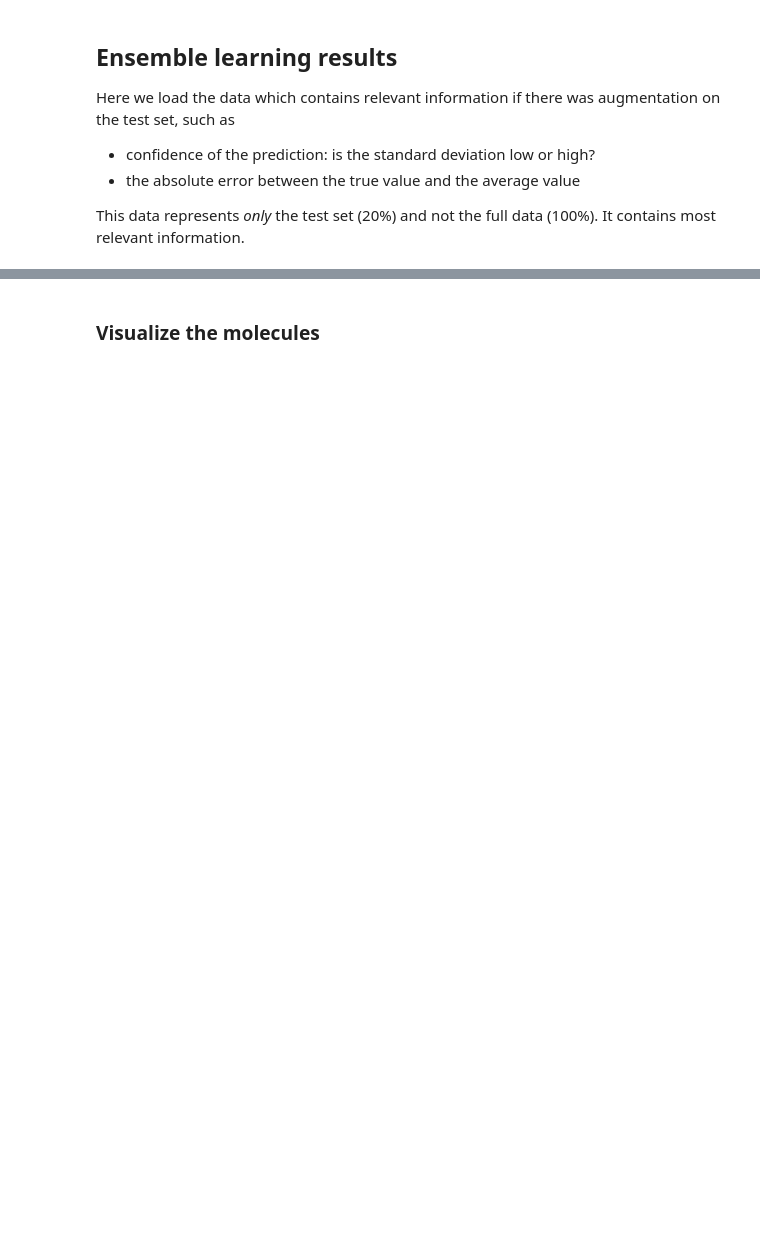
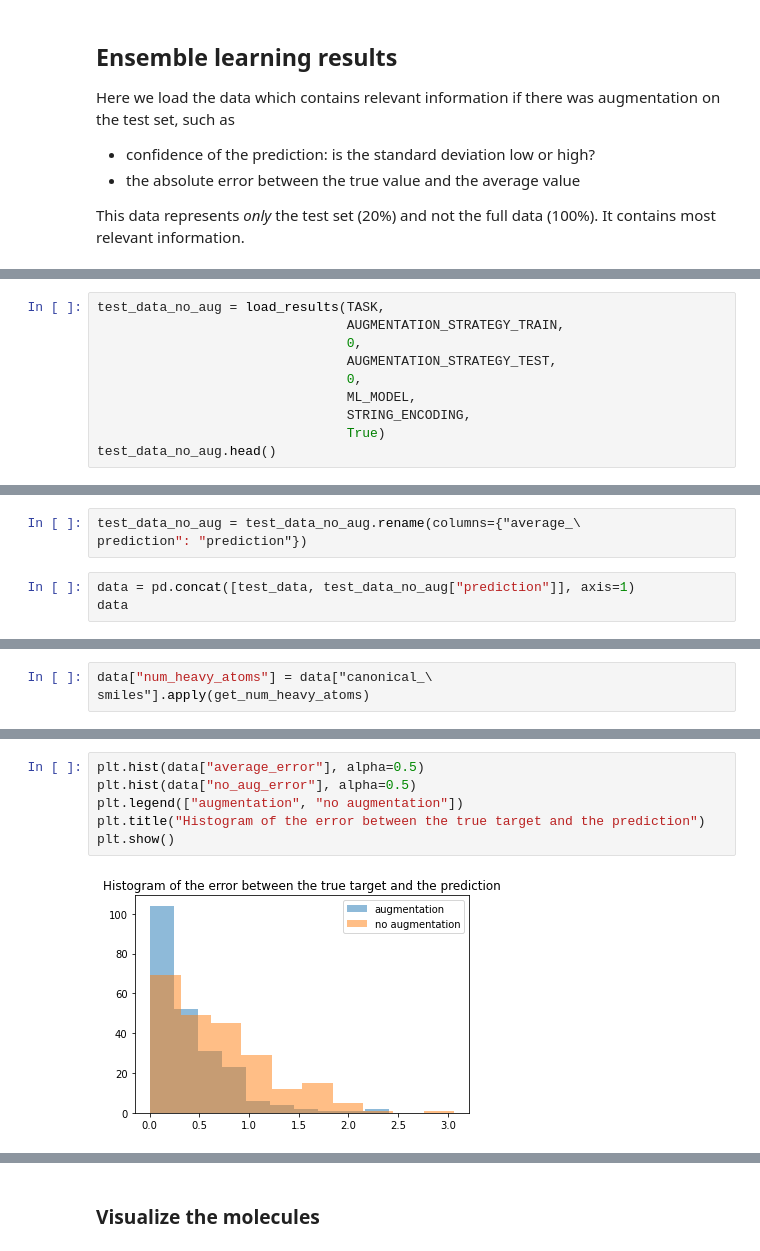
Before and after one commit to volkamerlab/maxsmi, a Jupyter notebook: maxsmi/results_ensemble_learning.ipynb, the cells around one changed output, grey strips where cells are left out. Cells and saved outputs as stored; diff of their text form; blank space fills up the shorter version.

```diff
--- a/maxsmi/results_ensemble_learning.ipynb
+++ b/maxsmi/results_ensemble_learning.ipynb
@@ -214,0 +70,10 @@ Maximum: 2.82            associated index: 544
+# %%
+test_data_no_aug = load_results(TASK,
+                                AUGMENTATION_STRATEGY_TRAIN,
+                                0,
+                                AUGMENTATION_STRATEGY_TEST,
+                                0,
+                                ML_MODEL,
+                                STRING_ENCODING,
+                                True)
+test_data_no_aug.head()
@@ -214,0 +87,6 @@ Maximum: 2.82            associated index: 544
+# %%
+test_data_no_aug = test_data_no_aug.rename(columns={"average_\
+prediction": "prediction"})
+# %%
+data = pd.concat([test_data, test_data_no_aug["prediction"]], axis=1)
+data
@@ -214,0 +109,3 @@ Maximum: 2.82            associated index: 544
+# %%
+data["num_heavy_atoms"] = data["canonical_\
+smiles"].apply(get_num_heavy_atoms)
@@ -214,0 +135,8 @@ Maximum: 2.82            associated index: 544
+# %%
+plt.hist(data["average_error"], alpha=0.5)
+plt.hist(data["no_aug_error"], alpha=0.5)
+plt.legend(["augmentation", "no augmentation"])
+plt.title("Histogram of the error between the true target and the prediction")
+plt.show()
+# %% [output]
+[figure, added]
```
Also changed, not shown: parts of 46 cells of this notebook.
